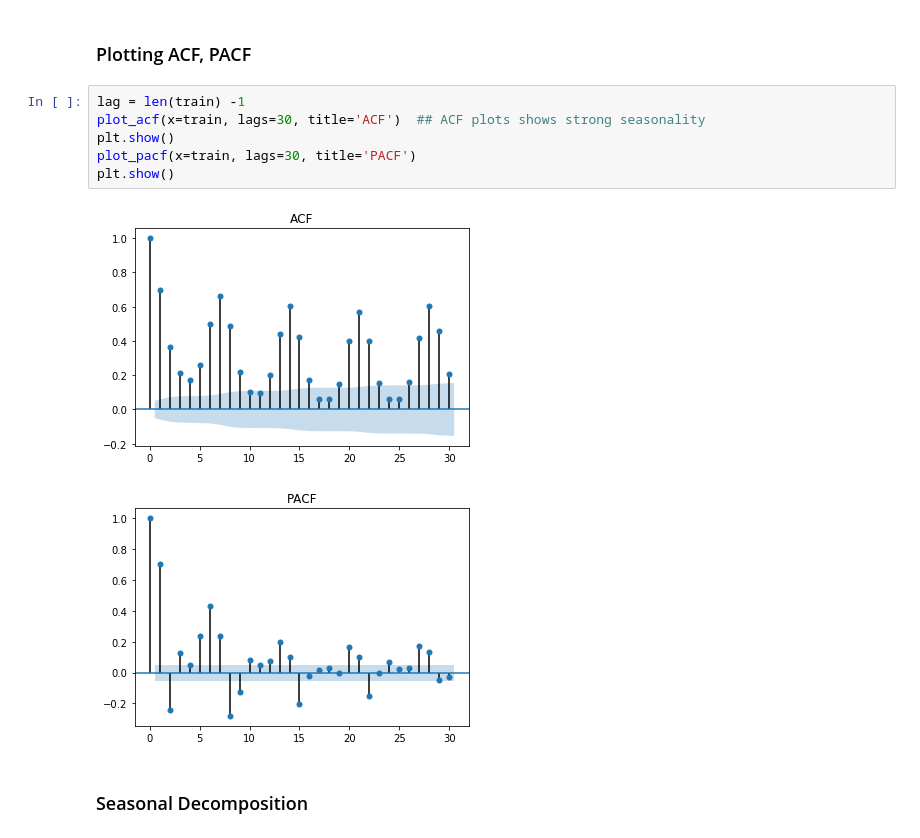
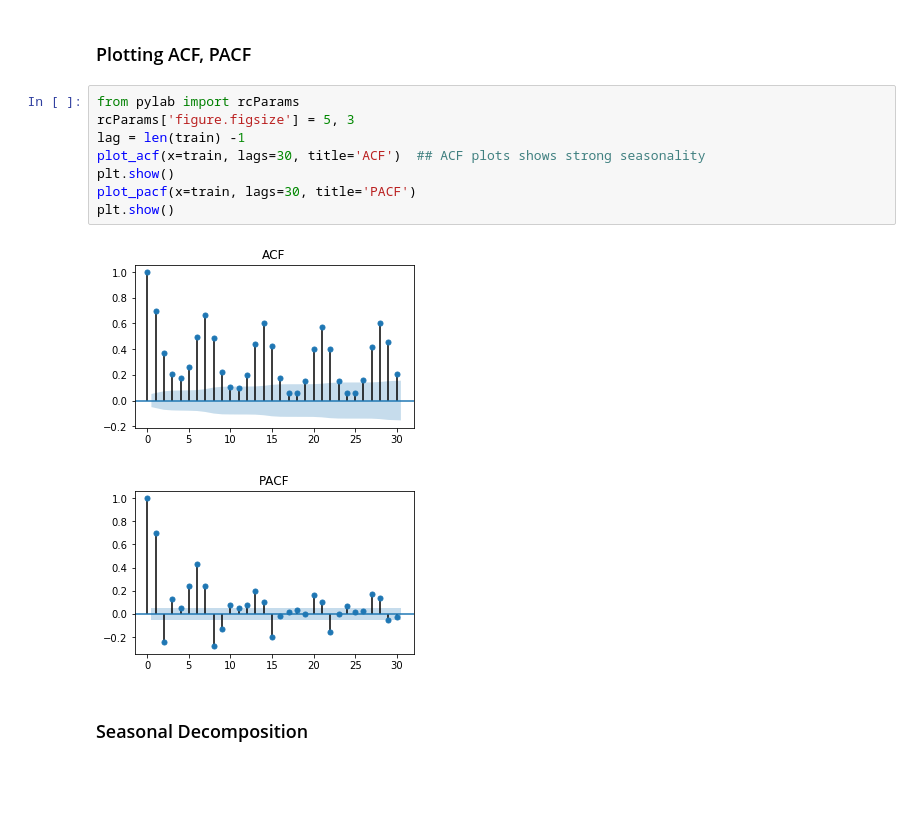
Before and after one commit to sujeongcha/TimeSeries-Transporation-and-Covid19, a Jupyter notebook: Modelling/taxi_modelling.ipynb, the cells around one changed output. Drawn from its saved outputs; the diff is of its cells as text; blank space fills up the shorter version.

```diff
--- a/Modelling/taxi_modelling.ipynb
+++ b/Modelling/taxi_modelling.ipynb
@@ -74,14 +74,16 @@ test = preCovid[trainCutoff:]
 # %% [markdown]
 ### Plotting ACF, PACF
 # %%
+from pylab import rcParams
+rcParams['figure.figsize'] = 5, 3
 lag = len(train) -1
 plot_acf(x=train, lags=30, title='ACF')  ## ACF plots shows strong seasonality
 plt.show()
 plot_pacf(x=train, lags=30, title='PACF')
 plt.show()
 # %% [output]
-[figure, old version]
+[figure, new version]
-[figure, old version]
+[figure, new version]
 # %% [markdown]
 ### Seasonal Decomposition
 # %%
```
Also changed, not shown: parts of 16 cells of this notebook.
